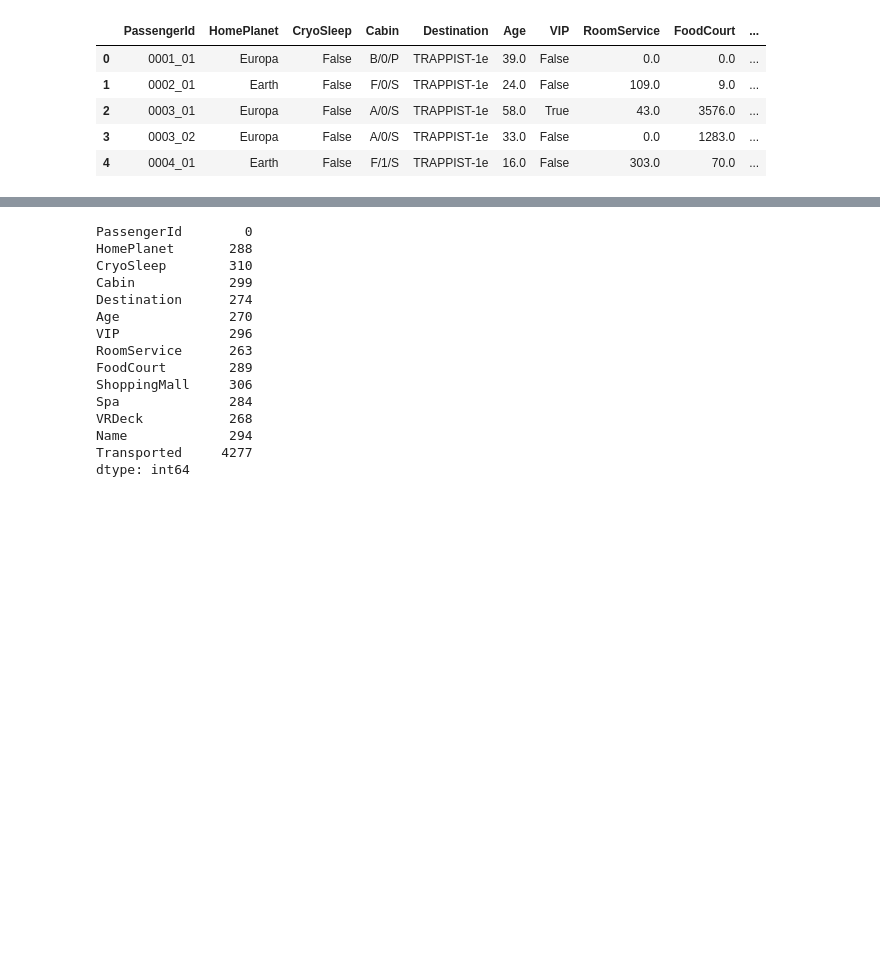
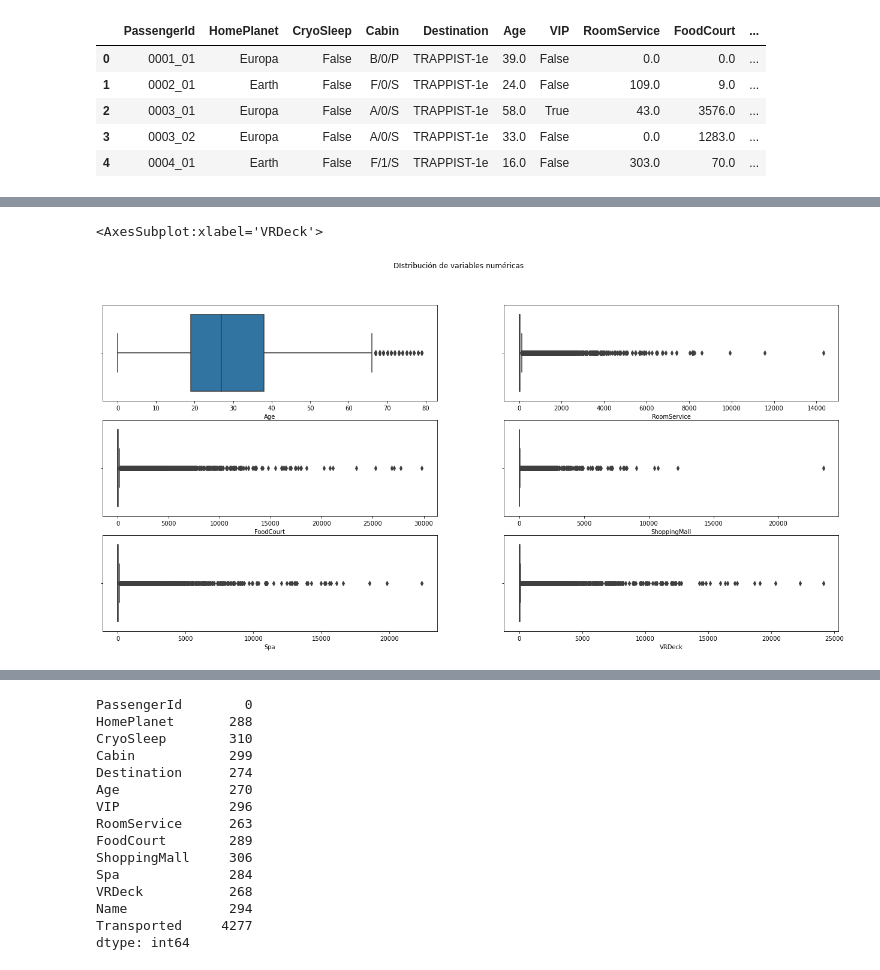
Before and after one commit to aliciacg7/spaceship-titanic-eda, a Jupyter notebook: spaceship-eda.ipynb, the cells around one changed output, grey strips where cells are left out. Cells and saved outputs as stored; diff of their text form; code cells hidden in the pictures; blank space fills up the shorter version.

Commit message:
data cleaning

```diff
--- a/spaceship-eda.ipynb
+++ b/spaceship-eda.ipynb
@@ -110,0 +134,17 @@ El datasete stá formado por un total de 12.970 registros y contiene 14 columnas
+# %%
+fig, axes = plt.subplots(3, 2, figsize=(22, 10))
+
+fig.suptitle('DIstribución de variables numéricas')
+
+
+['Age''RoomService''FoodCourt''ShoppingMall''Spa''VRDeck']
+
+sns.boxplot(ax=axes[0, 0], data=titanic, x='Age')
+sns.boxplot(ax=axes[0, 1], data=titanic, x='RoomService')
+sns.boxplot(ax=axes[1, 0], data=titanic, x='FoodCourt')
+sns.boxplot(ax=axes[1, 1], data=titanic, x='ShoppingMall')
+sns.boxplot(ax=axes[2, 0], data=titanic, x='Spa')
+sns.boxplot(ax=axes[2, 1], data=titanic, x='VRDeck')
+# %% [output]
+<AxesSubplot:xlabel='VRDeck'>
+[figure, added]
```
Also changed, not shown: parts of 11 cells of this notebook.
